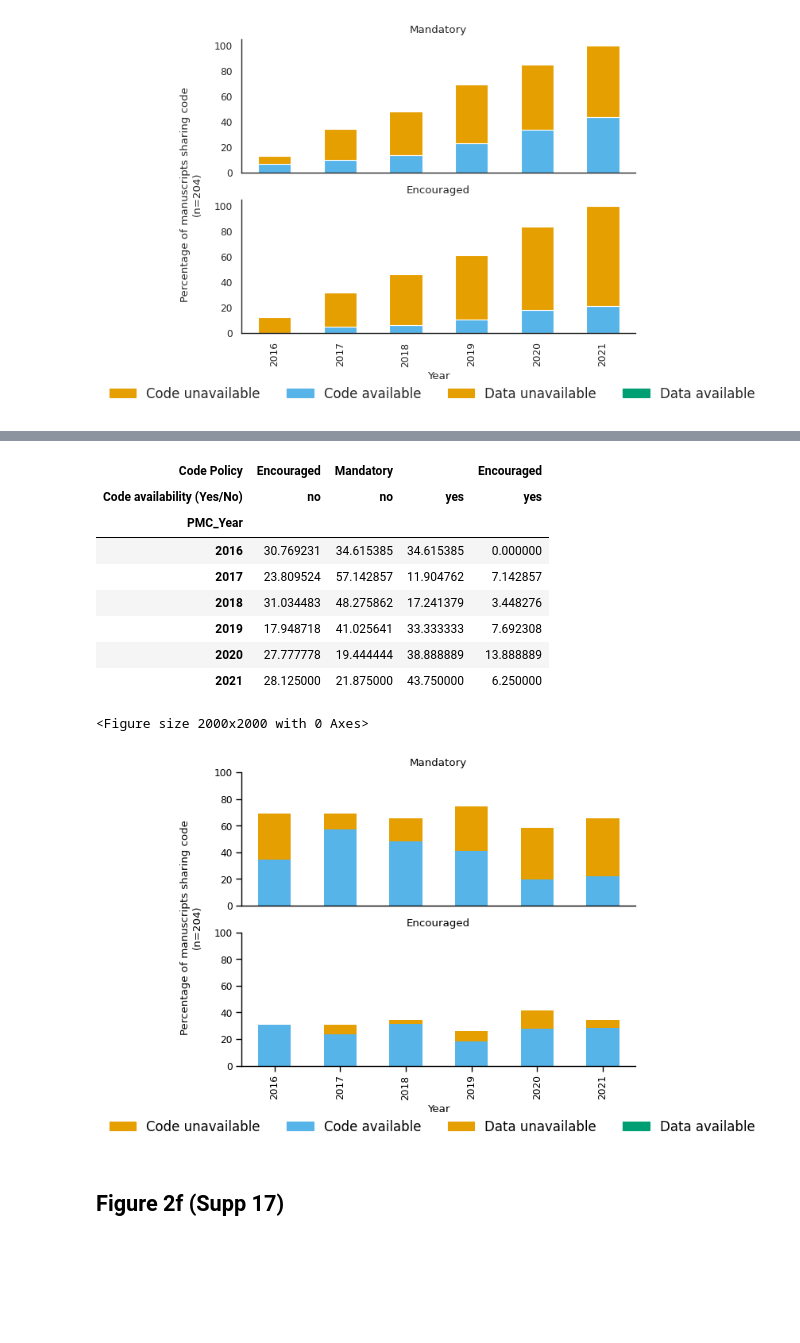
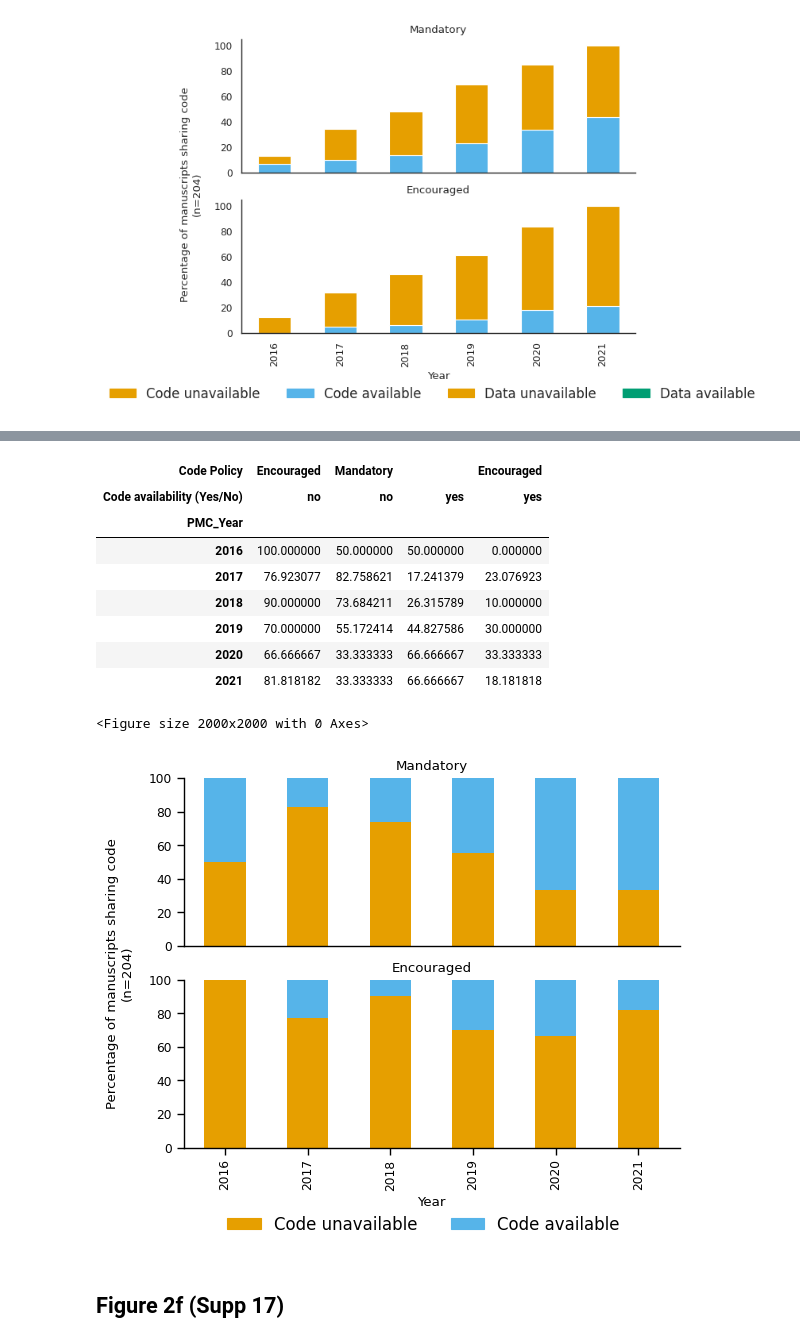
Before and after one commit to Mangul-Lab-USC/code-availability, a Jupyter notebook: notebooks/Figures.ipynb, the cells around one changed output, grey strips where cells are left out. Drawn from its saved outputs; the diff is of its cells as text; code cells hidden in the pictures; blank space fills up the shorter version.

```diff
--- a/notebooks/Figures.ipynb
+++ b/notebooks/Figures.ipynb
@@ -1282,8 +1282,10 @@ df_temp=pd.DataFrame({'Counts': df_modified.groupby(['Code availability (Yes/No)
 df_temp=df_temp[~(df_temp['Secondary analysis']=='yes')]
 df_temp['Normalized']=0
 years=[2016,2017,2018,2019,2020,2021]
+policies=['Encouraged','Mandatory']
 for year in years:
-    df_temp.loc[(df_temp['PMC_Year']==year),'Normalized']=(df_temp.loc[(df_temp['PMC_Year']==year),'Counts']/df_temp.loc[((df_temp['PMC_Year']==year)),'Counts'].sum())*100
+    for policy in policies:
+        df_temp.loc[((df_temp['PMC_Year']==year) & (df_temp['Code Policy']==policy)),'Normalized']=(df_temp.loc[(df_temp['PMC_Year']==year) & (df_temp['Code Policy']==policy),'Counts']/df_temp.loc[((df_temp['PMC_Year']==year) & (df_temp['Code Policy']==policy)),'Counts'].sum())*100
 df_temp
 # %% [output]
 |  | Code availability (Yes/No) | PMC_Year | Secondary analysis | Code Policy | Counts | Normalized |
@@ -1311,43 +1313,41 @@ df_temp
 | Code Policy | Encouraged | Mandatory |  | Encouraged |
 | Code availability (Yes/No) | no | no | yes | yes |
 | PMC_Year |  |  |  |  |
-| 2016 | 30.769231 | 34.615385 | 34.615385 | 0.000000 |
-| 2017 | 23.809524 | 57.142857 | 11.904762 | 7.142857 |
-| 2018 | 31.034483 | 48.275862 | 17.241379 | 3.448276 |
-| 2019 | 17.948718 | 41.025641 | 33.333333 | 7.692308 |
-| 2020 | 27.777778 | 19.444444 | 38.888889 | 13.888889 |
-| 2021 | 28.125000 | 21.875000 | 43.750000 | 6.250000 |
+| 2016 | 100.000000 | 50.000000 | 50.000000 | 0.000000 |
+| 2017 | 76.923077 | 82.758621 | 17.241379 | 23.076923 |
+| 2018 | 90.000000 | 73.684211 | 26.315789 | 10.000000 |
+| 2019 | 70.000000 | 55.172414 | 44.827586 | 30.000000 |
+| 2020 | 66.666667 | 33.333333 | 66.666667 | 33.333333 |
+| 2021 | 81.818182 | 33.333333 | 66.666667 | 18.181818 |
 # %%
 
 plt.figure(figsize=(20, 20))
 plt.rcParams.update({'font.size': 12})
 rcParams['font.family'] = 'sans-serif'
 sns.set_context("paper",font_scale=1)
-colors=['#56B4E9','#E69F00']
+colors=['#E69F00','#56B4E9']
 fontsize=12
 #sns.barplot(data=df_temp, x='PMC_Year', y='Cumulative Percent Increase',hue='Code Policy',palette=colors )
 #df_temp.plot(kind='bar',stacked=True,)
 fig, (ax1,ax2) = plt.subplots(nrows=2, ncols=1)
-df_temp['Mandatory'].plot(kind='bar',stacked=True,color=colors,ax=ax1,xticks=[],legend=None,title='Mandatory')
-df_temp['Encouraged'].plot(kind='bar',stacked=True,color=colors,ax=ax2,legend=None,title='Encouraged')
+df_temp['Mandatory'].plot(kind='bar',stacked=True,color=colors,ax=ax1,legend=None,xticks=[],title='Mandatory')
+df_temp['Encouraged'].plot(kind='bar',stacked=True,color=colors,legend=None,ax=ax2,title='Encouraged')
 ax1.set_xlabel('')
 ax2.set_xlabel('Year')
 ax2.set_ylabel('Percentage of manuscripts sharing code\n(n=204)')
 ax2.yaxis.set_label_coords(-0.1,1.04)
 ax2.set_ylim(0,100)
 ax1.set_ylim(0,100)
 labels = [mpatches.Patch(color='#E69F00', label="Code unavailable"),
-mpatches.Patch(color='#56B4E9', label="Code available"),
-mpatches.Patch(color='#E69F00', label="Data unavailable"),
-mpatches.Patch(color='#009E73', label="Data available"),]
+mpatches.Patch(color='#56B4E9', label="Code available")]
 fig.legend(handles=labels,
            loc="lower center",ncol=len(labels),fontsize=fontsize,bbox_to_anchor=(0.5, -.1),frameon=False)
 
 sns.despine()
 plt.show()
 # %% [output]
 <Figure size 2000x2000 with 0 Axes>
-[figure, old version]
+[figure, new version]
 # %% [markdown]
 ## Figure 2f (Supp 17)
 # %%
```
Also changed, not shown: parts of 5 cells of this notebook.
